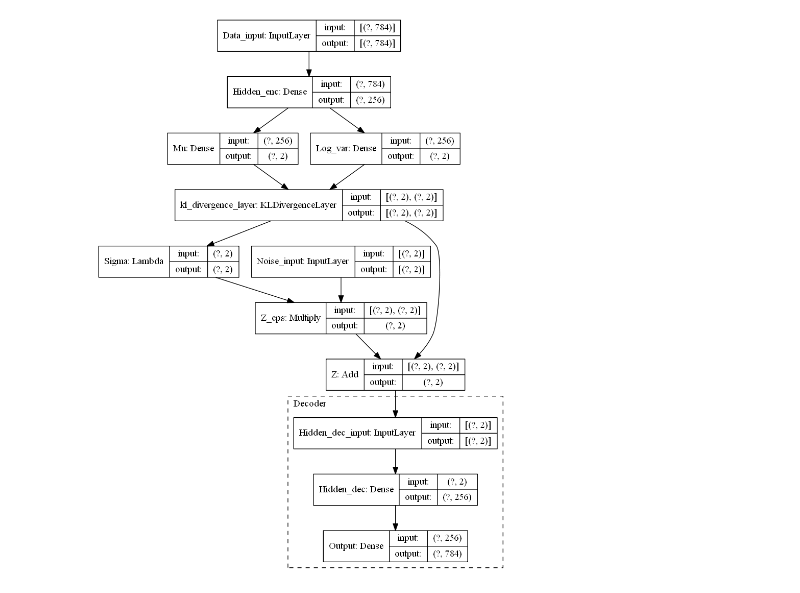
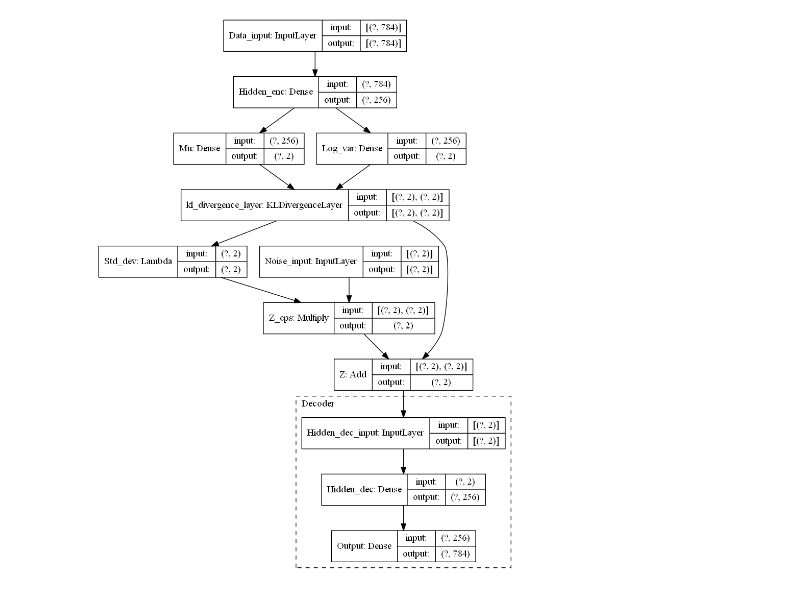
Before and after one commit to gergo-szabo/NeuralNetworkStudies, a Jupyter notebook: vae.ipynb, the cells around one changed output. Cells and saved outputs as stored; diff of their text form; code cells hidden in the pictures.

```diff
--- a/vae.ipynb
+++ b/vae.ipynb
@@ -54,36 +54,40 @@ latent_dim = 2
 # Encoder
 x = Input(shape=(original_dim,), name='Data_input')
 eps = Input(shape=(latent_dim,), name='Noise_input')
 
 h = Dense(intermediate_dim, activation='relu', name='Hidden_enc') (x)
 
 z_mu = Dense(latent_dim, name='Mu') (h)
 z_log_var = Dense(latent_dim, name='Log_var') (h)
 
+# Only adds KL divergence to loss, output = input
+# Log variance is used for increased numerical stability
 z_mu, z_log_var = KLDivergenceLayer() ([z_mu, z_log_var])
-z_sigma = Lambda(lambda t: K.exp(.5*t), name='Sigma') (z_log_var)
 
-z_eps = Multiply(name='Z_eps') ([z_sigma, eps])
+# Standard deviation is needed, calculate it from log variance
+z_std_dev = Lambda(lambda t: K.exp(.5*t), name='Std_dev') (z_log_var)
+
+z_eps = Multiply(name='Z_eps') ([z_std_dev, eps])
 z = Add(name='Z')([z_mu, z_eps])
 
 encoder = Model(x, z_mu, name='Encoder')
 
 # Decoder
 decoder = Sequential(name='Decoder')
 decoder.add(Dense(intermediate_dim, input_dim=latent_dim, activation='relu', name='Hidden_dec'))
 decoder.add(Dense(original_dim, activation='sigmoid', name='Output'))
 
 # Assemble VAE
 vae = Model(inputs=[x, eps], outputs=decoder(z))
 vae.compile(optimizer='adam', loss=nll)
 
 # Plot model
 plot_model(vae,
            to_file='vae.png',
            show_shapes=True,
            expand_nested=True)
 # %% [output]
-[figure, old version]
+[figure, new version]
 # %%
 # Train the VAE on MNIST digits
 # Data input
```
Also changed, not shown: parts of 4 cells of this notebook.
